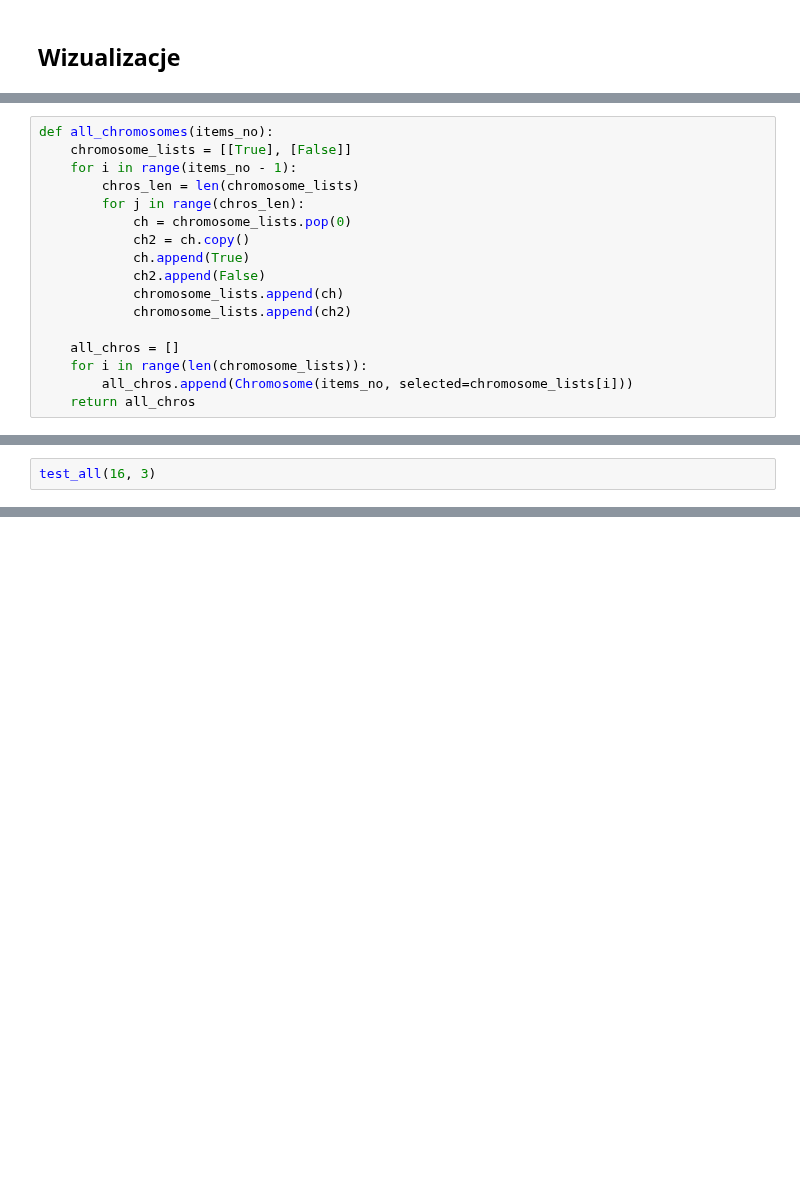
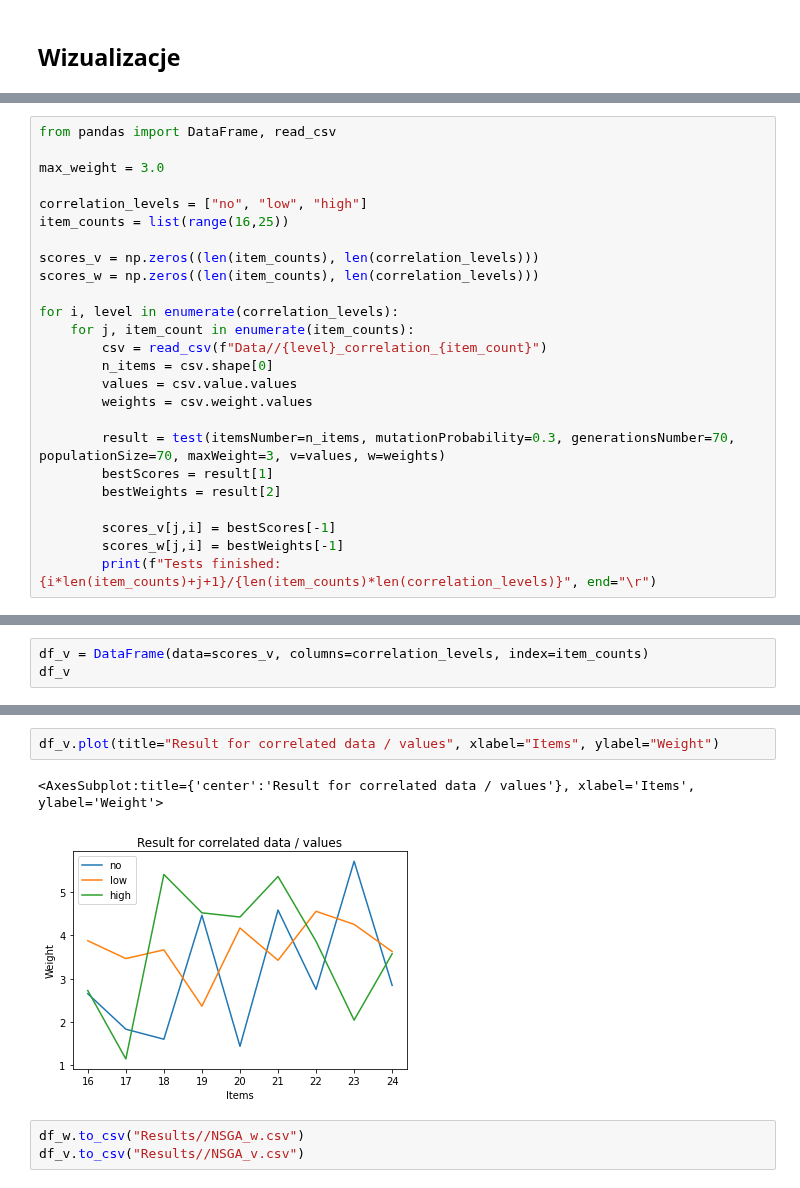
Before and after one commit to Vergenter/mswum, a Jupyter notebook: NSGA2.ipynb, the cells around one changed output, grey strips where cells are left out. Drawn from its saved outputs; the diff is of its cells as text; blank space fills up the shorter version.

```diff
--- a/NSGA2.ipynb
+++ b/NSGA2.ipynb
@@ -401,17 +351,25 @@ plt.show()
 # %%
-def all_chromosomes(items_no):
-    chromosome_lists = [[True], [False]]
-    for i in range(items_no - 1):
-        chros_len = len(chromosome_lists)
-        for j in range(chros_len):
-            ch = chromosome_lists.pop(0)
-            ch2 = ch.copy()
-            ch.append(True)
-            ch2.append(False)
-            chromosome_lists.append(ch)
-            chromosome_lists.append(ch2)
+from pandas import DataFrame, read_csv
 
-    all_chros = []
-    for i in range(len(chromosome_lists)):
-        all_chros.append(Chromosome(items_no, selected=chromosome_lists[i]))
-    return all_chros
+max_weight = 3.0
+
+correlation_levels = ["no", "low", "high"]
+item_counts = list(range(16,25))
+
+scores_v = np.zeros((len(item_counts), len(correlation_levels)))
+scores_w = np.zeros((len(item_counts), len(correlation_levels)))
+
+for i, level in enumerate(correlation_levels):
+    for j, item_count in enumerate(item_counts):
+        csv = read_csv(f"Data//{level}_correlation_{item_count}")
+        n_items = csv.shape[0]
+        values = csv.value.values
+        weights = csv.weight.values
+
+        result = test(itemsNumber=n_items, mutationProbability=0.3, generationsNumber=70, populationSize=70, maxWeight=3, v=values, w=weights)
+        bestScores = result[1]
+        bestWeights = result[2]
+
+        scores_v[j,i] = bestScores[-1]
+        scores_w[j,i] = bestWeights[-1]
+        print(f"Tests finished: {i*len(item_counts)+j+1}/{len(item_counts)*len(correlation_levels)}", end="\r")
@@ -430,2 +392,3 @@ def test_all(itemsNumber, maxWeight):
 # %%
-test_all(16, 3)
+df_v = DataFrame(data=scores_v, columns=correlation_levels, index=item_counts)
+df_v
@@ -431,0 +411,8 @@ test_all(16, 3)
+# %%
+df_v.plot(title="Result for correlated data / values", xlabel="Items", ylabel="Weight")
+# %% [output]
+<AxesSubplot:title={'center':'Result for correlated data / values'}, xlabel='Items', ylabel='Weight'>
+[figure, added]
+# %%
+df_w.to_csv("Results//NSGA_w.csv")
+df_v.to_csv("Results//NSGA_v.csv")
```
Also changed, not shown: parts of 7 cells of this notebook, 7 other files.
